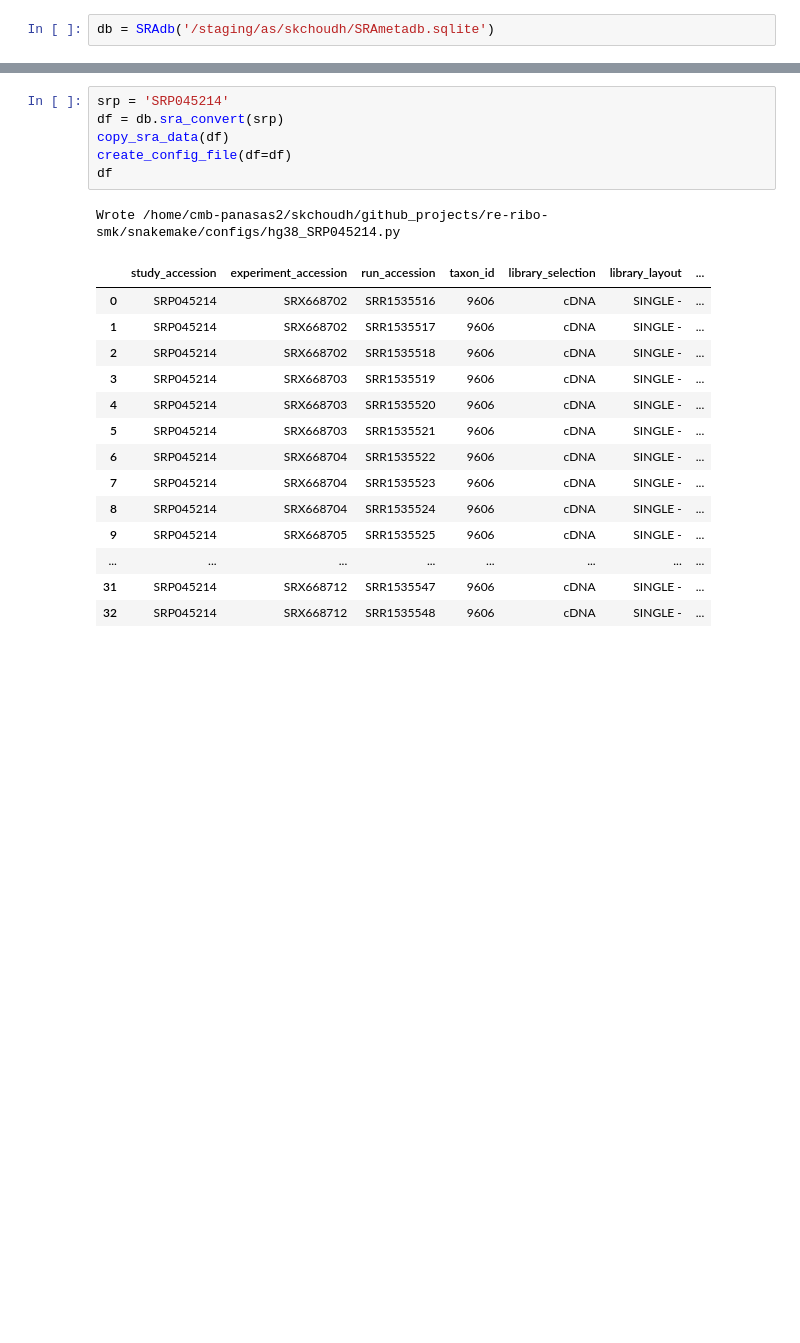
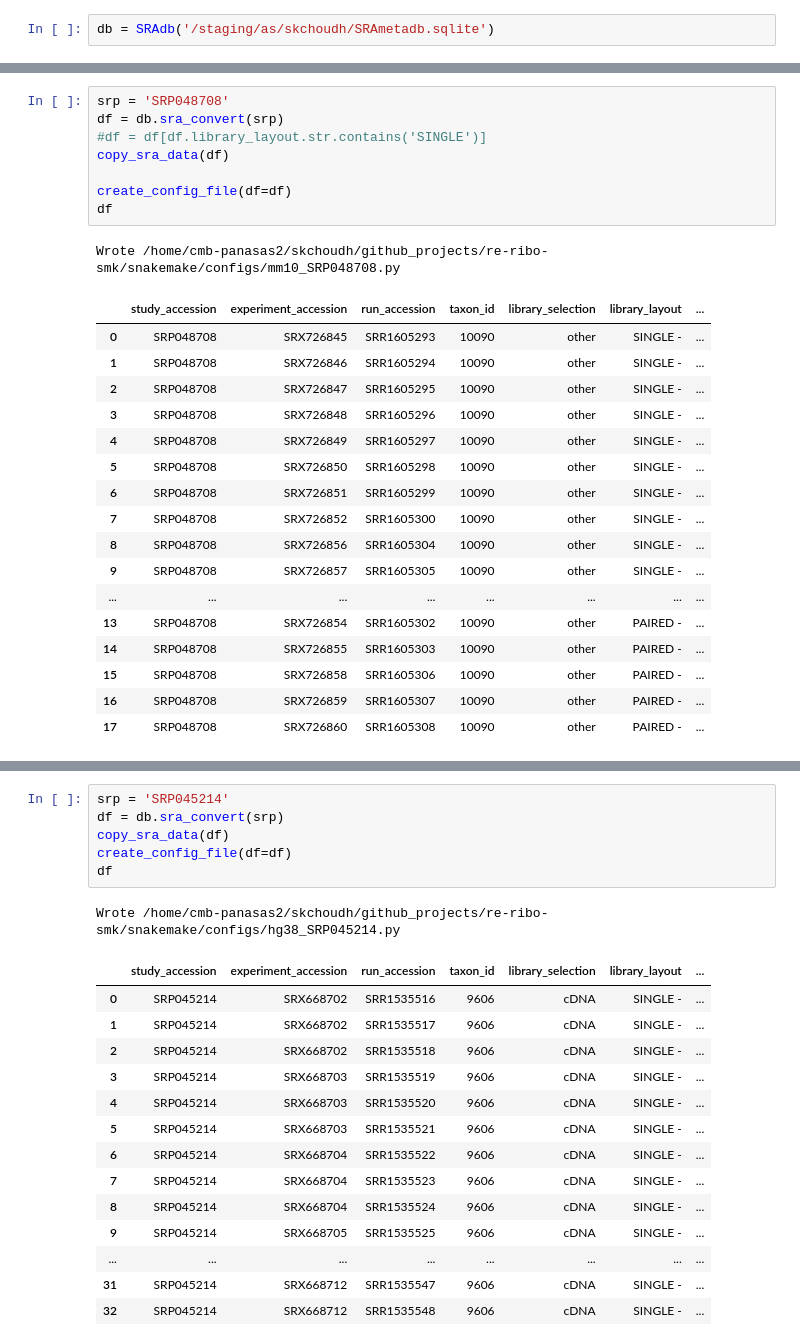
Before and after one commit to saketkc/re-ribo-smk, a Jupyter notebook: notebooks/Symlink-RiboSeq-samples.ipynb, the cells around one changed output, grey strips where cells are left out. Drawn from its saved outputs; the diff is of its cells as text; blank space fills up the shorter version.

Commit message:
Add configs

```diff
--- a/notebooks/Symlink-RiboSeq-samples.ipynb
+++ b/notebooks/Symlink-RiboSeq-samples.ipynb
@@ -66,0 +204,27 @@ db = SRAdb('/staging/as/skchoudh/SRAmetadb.sqlite')
+# %%
+srp = 'SRP048708'
+df = db.sra_convert(srp)
+#df = df[df.library_layout.str.contains('SINGLE')]
+copy_sra_data(df)
+
+create_config_file(df=df)
+df
+# %% [output]
+Wrote /home/cmb-panasas2/skchoudh/github_projects/re-ribo-smk/snakemake/configs/mm10_SRP048708.py
+|  | study_accession | experiment_accession | run_accession | taxon_id | library_selection | library_layout | ... |
+| 0 | SRP048708 | SRX726845 | SRR1605293 | 10090 | other | SINGLE - | ... |
+| 1 | SRP048708 | SRX726846 | SRR1605294 | 10090 | other | SINGLE - | ... |
+| 2 | SRP048708 | SRX726847 | SRR1605295 | 10090 | other | SINGLE - | ... |
+| 3 | SRP048708 | SRX726848 | SRR1605296 | 10090 | other | SINGLE - | ... |
+| 4 | SRP048708 | SRX726849 | SRR1605297 | 10090 | other | SINGLE - | ... |
+| 5 | SRP048708 | SRX726850 | SRR1605298 | 10090 | other | SINGLE - | ... |
+| 6 | SRP048708 | SRX726851 | SRR1605299 | 10090 | other | SINGLE - | ... |
+| 7 | SRP048708 | SRX726852 | SRR1605300 | 10090 | other | SINGLE - | ... |
+| 8 | SRP048708 | SRX726856 | SRR1605304 | 10090 | other | SINGLE - | ... |
+| 9 | SRP048708 | SRX726857 | SRR1605305 | 10090 | other | SINGLE - | ... |
+| ... | ... | ... | ... | ... | ... | ... | ... |
+| 13 | SRP048708 | SRX726854 | SRR1605302 | 10090 | other | PAIRED - | ... |
+| 14 | SRP048708 | SRX726855 | SRR1605303 | 10090 | other | PAIRED - | ... |
+| 15 | SRP048708 | SRX726858 | SRR1605306 | 10090 | other | PAIRED - | ... |
+| 16 | SRP048708 | SRX726859 | SRR1605307 | 10090 | other | PAIRED - | ... |
+| 17 | SRP048708 | SRX726860 | SRR1605308 | 10090 | other | PAIRED - | ... |
```
Also changed, not shown: parts of 13 cells of this notebook, 13 other files.
